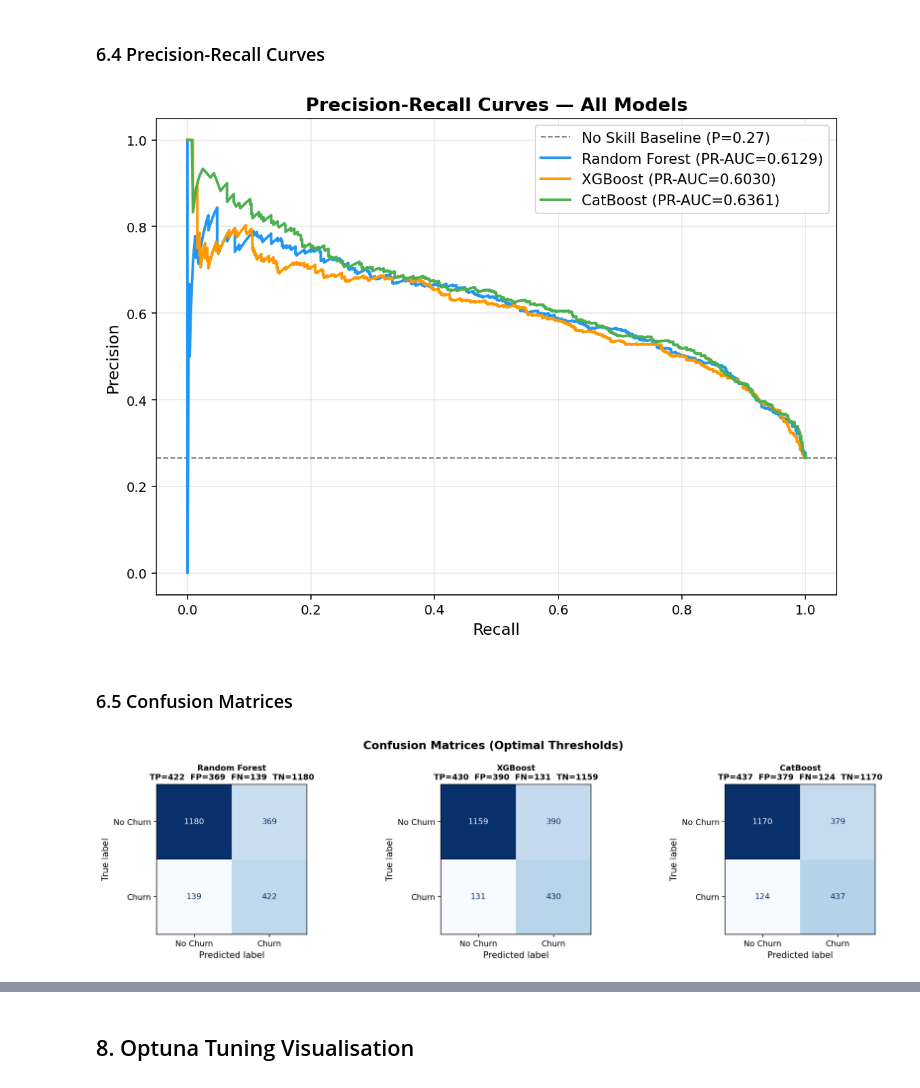
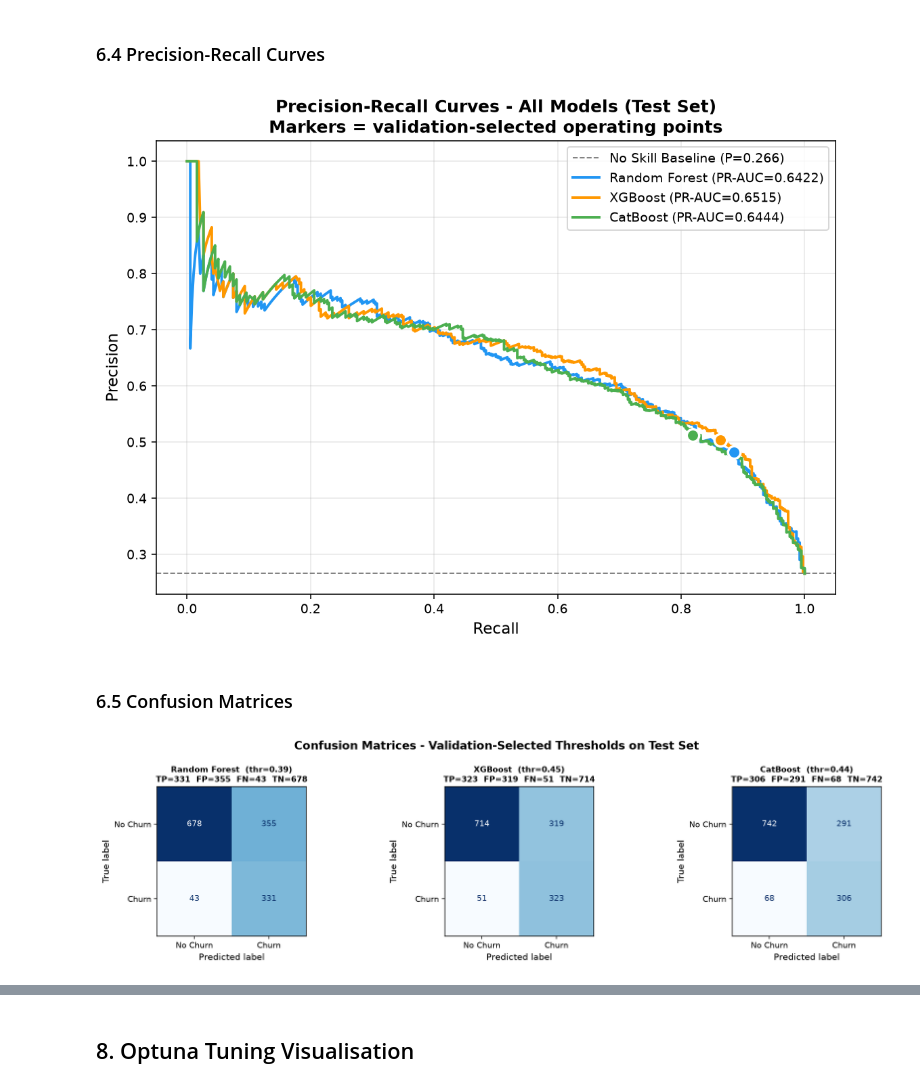
Before and after one commit to sMathujan/Telecom-Customer-Churn-Prediction-Ensemble-ML-Threshold-Optimisation, a Jupyter notebook: churn notebooks/03_Model_Building_and_Tuning.ipynb, the cells around one changed output, grey strips where cells are left out. Cells and saved outputs as stored; diff of their text form; code cells hidden in the pictures.

Commit message:
Project has been updated based on the threshold optimisation on validation set

```diff
--- a/churn notebooks/03_Model_Building_and_Tuning.ipynb
+++ b/churn notebooks/03_Model_Building_and_Tuning.ipynb
@@ -233,6 +305,0 @@ weighted avg     0.7959    0.7052    0.7223      2110
-# %%
-print(classification_report(y_test, (cat_prob_test >= 0.38).astype(int),
-                             target_names=['No Churn', 'Churn'], digits=4))
-
-metrics_cat = full_evaluate('CatBoost (Baseline - threshold 0.38)', y_test, cat_prob_test, 0.38)
-baseline_all_results['CatBoost (Baseline - threshold 0.38)'] = metrics_cat
@@ -1404,9 +1168,9 @@ plt.show()
 # %%
 fig, ax = plt.subplots(figsize=(8, 6))
 
-baseline_pr = y_test.mean()   # no-skill PR-AUC = churn rate
+baseline_pr = y_test.mean()
 ax.axhline(baseline_pr, color='grey', linestyle='--', lw=1,
-           label=f'No Skill Baseline (P={baseline_pr:.2f})')
+           label=f'No Skill Baseline (P={baseline_pr:.3f})')
 
 for model_name, y_prob in all_probs.items():
     precision, recall, _ = precision_recall_curve(y_test, y_prob)
@@ -1414,42 +1178,47 @@ for model_name, y_prob in all_probs.items():
     ax.plot(recall, precision, label=f'{model_name} (PR-AUC={pr_auc:.4f})',
             color=colours[model_name], lw=2)
 
+# Mark each model's frozen operating point
+for model_name, y_prob in all_probs.items():
+    thr = thresholds_used[model_name]
+    p = precision_score(y_test, (y_prob >= thr).astype(int), zero_division=0)
+    r = recall_score(y_test, (y_prob >= thr).astype(int), zero_division=0)
+    ax.scatter(r, p, s=90, color=colours[model_name], zorder=5,
+               edgecolors='white', lw=1.8)
+
 ax.set_xlabel('Recall', fontsize=12)
 ax.set_ylabel('Precision', fontsize=12)
-ax.set_title('Precision-Recall Curves — All Models', fontsize=14, fontweight='bold')
-ax.legend(fontsize=11)
+ax.set_title('Precision-Recall Curves - All Models (Test Set)\n'
+             'Markers = validation-selected operating points',
+             fontsize=13, fontweight='bold')
+ax.legend(fontsize=10)
 ax.grid(alpha=0.3)
 plt.tight_layout()
-plt.savefig('plots/10_pr_curves.png', bbox_inches='tight')
+plt.savefig('plots/11_pr_curves.png', bbox_inches='tight')
 plt.show()
 # %% [output]
-[figure, old version]
+[figure, new version]
 # %% [markdown]
 ### 6.5 Confusion Matrices
 # %%
-thresholds_used = {
-    'Random Forest': best_thr_rf_tuned,
-    'XGBoost': best_thr_xgb,
-    'CatBoost': best_thr_cat,
-}
-
 fig, axes = plt.subplots(1, 3, figsize=(15, 4))
 
 for ax, (model_name, y_prob) in zip(axes, all_probs.items()):
-    thr = thresholds_used[model_name]
+    thr    = thresholds_used[model_name]
     y_pred = (y_prob >= thr).astype(int)
-    cm = confusion_matrix(y_test, y_pred)
+    cm     = confusion_matrix(y_test, y_pred)
     ConfusionMatrixDisplay(confusion_matrix=cm,
-                            display_labels=['No Churn', 'Churn']).plot(
+                           display_labels=['No Churn', 'Churn']).plot(
         ax=ax, colorbar=False, cmap='Blues')
     tn, fp, fn, tp = cm.ravel()
-    ax.set_title(f'{model_name}\n'
+    ax.set_title(f'{model_name}  (thr={thr:.2f})\n'
                  f'TP={tp}  FP={fp}  FN={fn}  TN={tn}',
                  fontsize=10, fontweight='bold')
 
-plt.suptitle('Confusion Matrices (Optimal Thresholds)', fontsize=14, fontweight='bold')
+plt.suptitle('Confusion Matrices - Validation-Selected Thresholds on Test Set',
+             fontsize=14, fontweight='bold')
 plt.tight_layout()
-plt.savefig('plots/11_confusion_matrices.png', bbox_inches='tight')
+plt.savefig('plots/12_confusion_matrices.png', bbox_inches='tight')
 plt.show()
 # %% [output]
-[figure, old version]
+[figure, new version]
```
Also changed, not shown: parts of 71 cells of this notebook, 14 other files.
